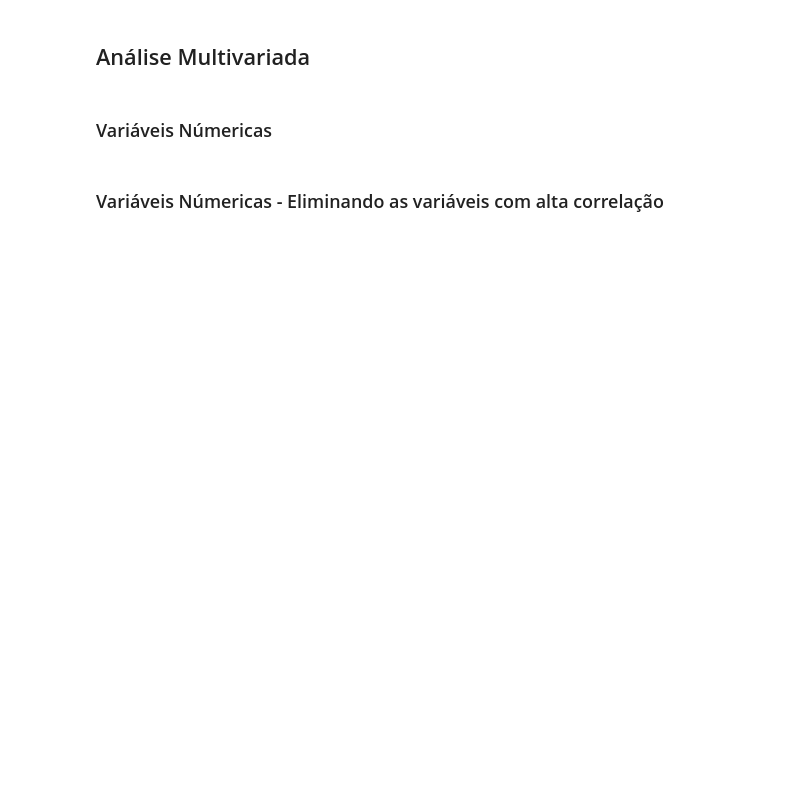
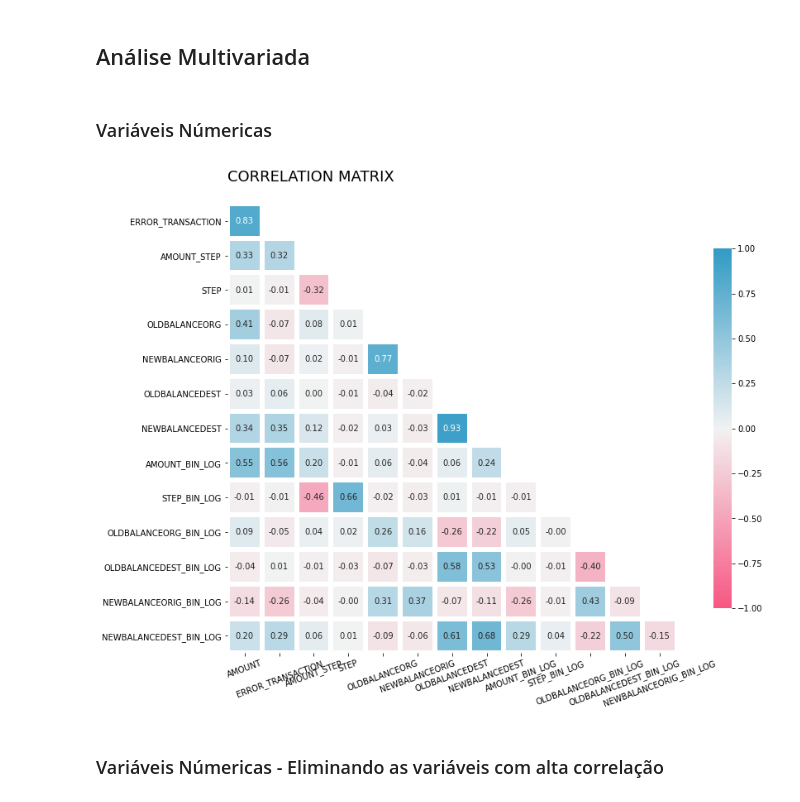
Before and after one commit to bruno154/project-6-blocker-fraud-company, a Jupyter notebook: notebooks/pa002_blocker_fraud2.ipynb, the cells around one changed output. Saved outputs shown, nothing was run; the diff lists cells and outputs as text; code cells hidden in the pictures; blank space fills up the shorter version.

```diff
--- a/notebooks/pa002_blocker_fraud2.ipynb
+++ b/notebooks/pa002_blocker_fraud2.ipynb
@@ -687,21 +818,23 @@ obj_temp.groupby('newbalanceOrig_bin').count()['counter']
 # %%
 # Correlação de Pearson.
 variaveis = ['amount',
              'error_transaction',
              'amount_step',
              'step',
              'oldbalanceOrg',
              'newbalanceOrig',
              'oldbalanceDest',
              'newbalanceDest',
              'amount_bin_log',
              'step_bin_log',
              'oldbalanceOrg_bin_log',
              'oldbalanceDest_bin_log',
              'newbalanceOrig_bin_log',
              'newbalanceDest_bin_log']
 
-Myheat_map(dataset=train, variaveis=variaveis)
+Myheat_map(dataset=Xtrain_pd, variaveis=variaveis)
+# %% [output]
+[figure, added]
 # %% [markdown]
 ###  Variáveis Númericas - Eliminando as variáveis com alta correlação
 # %%
```
Also changed, not shown: parts of 53 cells of this notebook, 1 other file.
